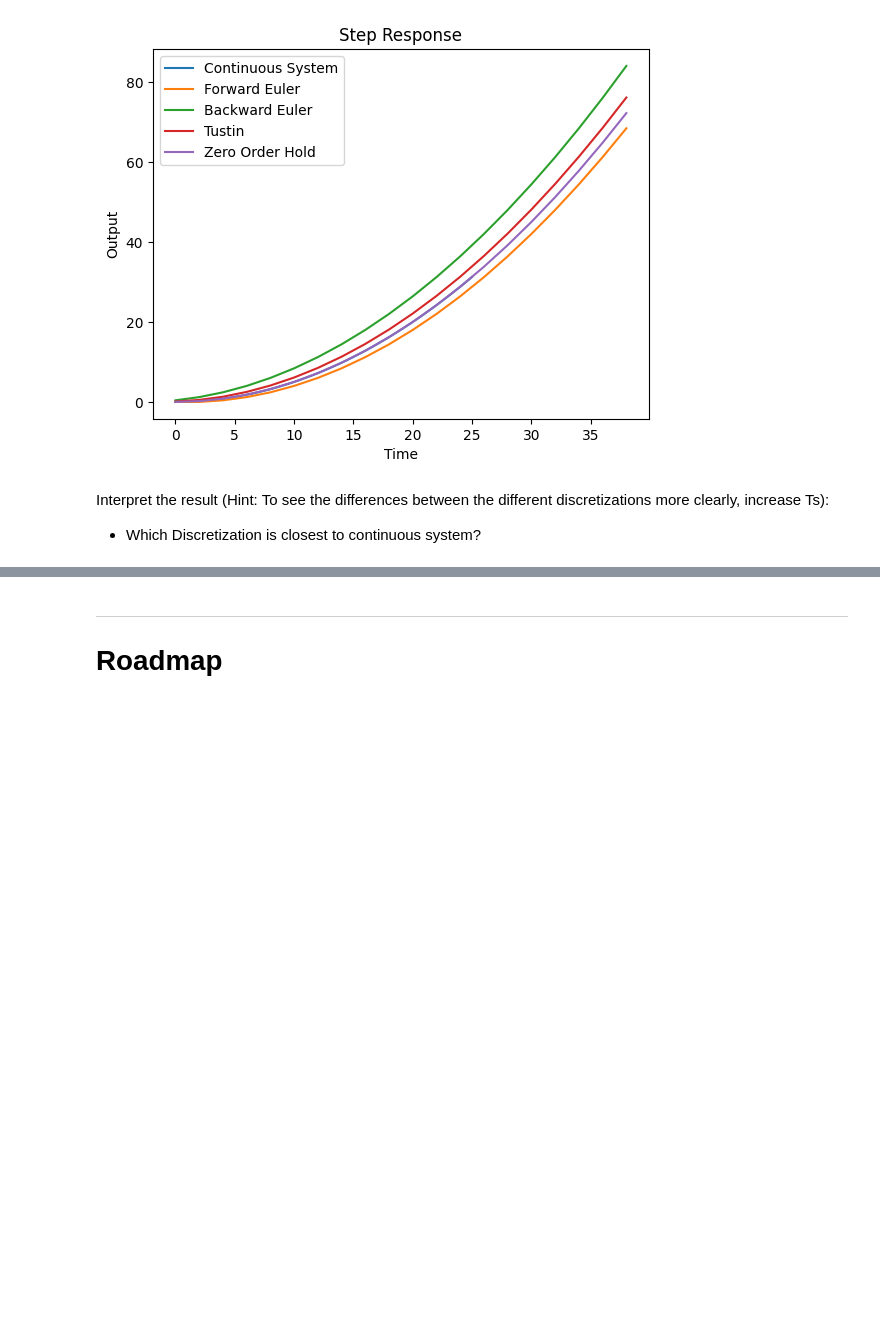
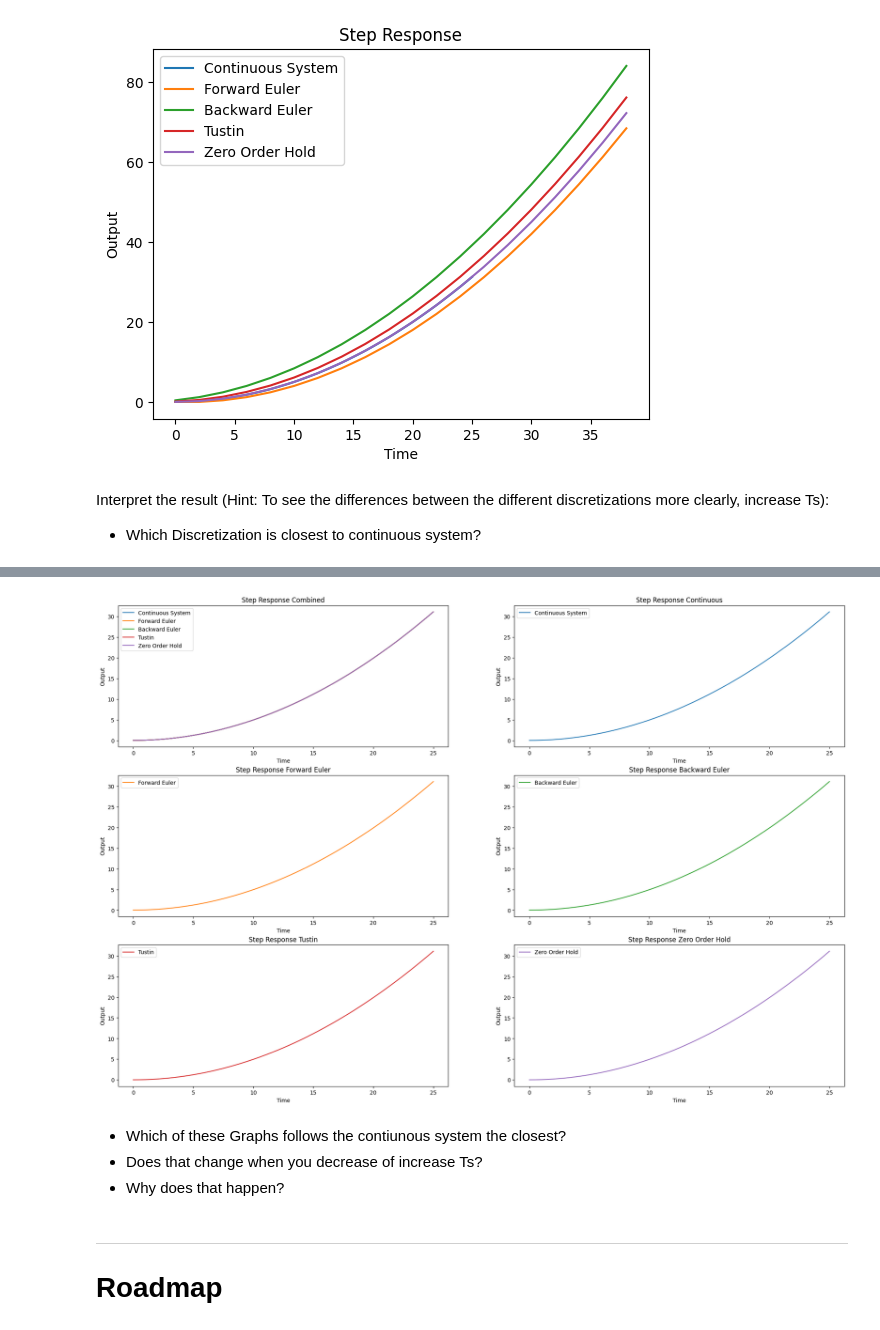
Before and after one commit to nic2703/control2JN, a Jupyter notebook: CS2_2024_unicycle_discrete_stability.ipynb, the cells around one changed output, grey strips where cells are left out. Saved outputs shown, nothing was run; the diff lists cells and outputs as text; code cells hidden in the pictures; blank space fills up the shorter version.

```diff
--- a/CS2_2024_unicycle_discrete_stability.ipynb
+++ b/CS2_2024_unicycle_discrete_stability.ipynb
@@ -484,7 +566,7 @@ Interpret the result of the above plots regarding stability of the discrete plot
 
 Now we'll see how the different discretization schemes affect the impulse response of the duckiebot controller
 # %%
-def continuous_step_response(A: np.array, B: np.array, C:np.array, D:np.array, dt: float) -> Tuple[np.array, np.array]:
+def continuous_step_response(A: np.array, B: np.array, C:np.array, D:np.array) -> Tuple[np.array, np.array]:
 
     #TODO: Implement the continuous step response
 
@@ -618,3 +757,51 @@ Interpret the result (Hint: To see the differences between the different discret
+# %%
+# Choose your desired poles
+p_des = [-0.5+3j, -0.5-3j] #Feel free to play around with this value
+
+# Compute the closed loop system dynamics using Ackermann's formula
+clsys_p = place_poles_Ackermann(A=A, B=B, C=C, D=0,
+                                     poles=p_des)
+t_p, y_p = ct.step_response(clsys_p, input=0, output=0)
+
+# Define the system matrices and sampling time
+A_stable = clsys_p.A
+B_stable = clsys_p.B
+C_stable = clsys_p.C
+D_stable = clsys_p.D
+Ts=0.25
+
+
+
+# Compute the step response of the continuous closed loop system. If you couldn't solve the previous exercise, you can use the solution. For that replace the function call with the following:
+# [t_stable_cont, y_stable_cont] = cont_solution(A_stable, B_stable, C_stable, D_stable)
+t_stable_cont, y_stable_cont = continuous_step_response(A_stable, B_stable, C_stable, D_stable)
+
+
+
+# Compute the step response of the discrete closed loop system using the different discretization schemes. If you couldn't solve the previous exercise, you can use the solution. For that replace the function call with the following:
+# [t_stable_eulerf, y_stable_eulerf, t_stable_eulerb, y_stable_eulerb, t_stable_tust, y_stable_tust, t_stable_zoh, y_stable_zoh] = disc_solution(A_stable, B_stable, C_stable, D_stable, Ts)
+t_stable_eulerf, y_stable_eulerf = discrete_step_response_euler_forward(A_stable, B_stable, C_stable, D_stable, Ts)
+t_stable_eulerb, y_stable_eulerb = discrete_step_response_euler_backward(A_stable, B_stable, C_stable, D_stable, Ts)
+t_stable_tust, y_stable_tust = discrete_step_response_tustin(A_stable, B_stable, C_stable, D_stable, Ts)
+t_stable_zoh, y_stable_zoh = discrete_step_response_zoh(A_stable, B_stable, C_stable, D_stable, Ts)
+
+
+
+# Package the results for plotting
+values_to_plot = [t_stable_cont, y_stable_cont,
+                  t_stable_eulerf, y_stable_eulerf,
+                  t_stable_eulerb, y_stable_eulerb,
+                  t_stable_tust, y_stable_tust,
+                  t_stable_zoh, y_stable_zoh]
+
+# Plot the step responses
+plot_step_responses(*values_to_plot)
+# %% [output]
+[figure, added]
+# %% [markdown]
+- Which of these Graphs follows the contiunous system the closest?
+- Does that change when you decrease of increase Ts?
+- Why does that happen?
 # %% [markdown]
 ------
 # Roadmap
```
Also changed, not shown: parts of 11 cells of this notebook, 1 other file.
